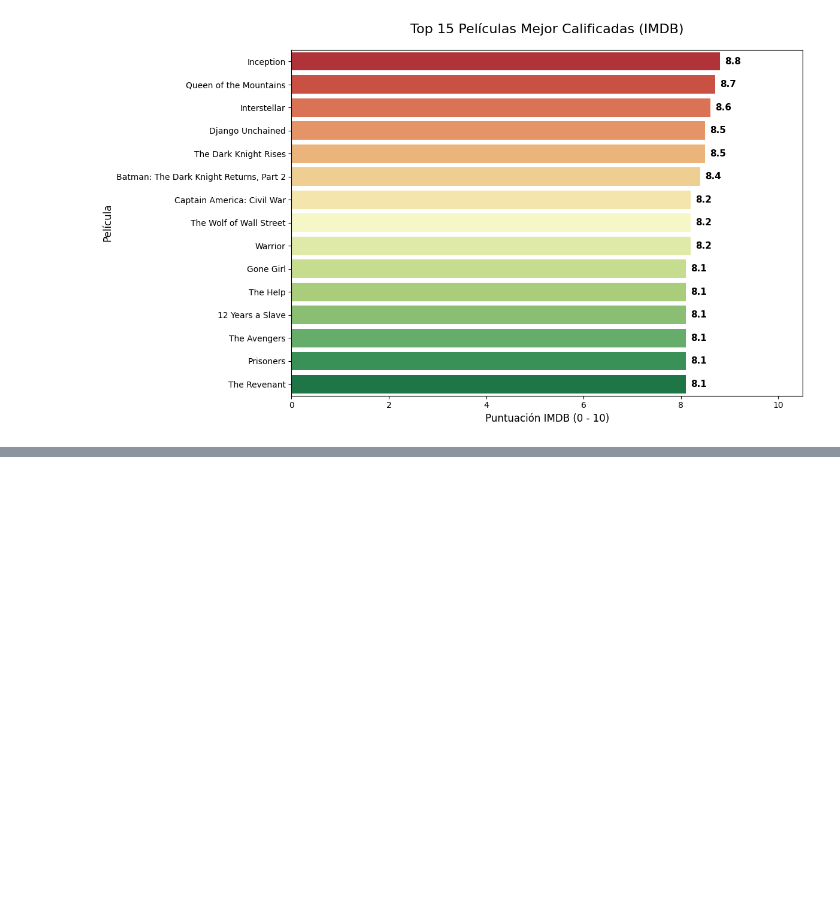
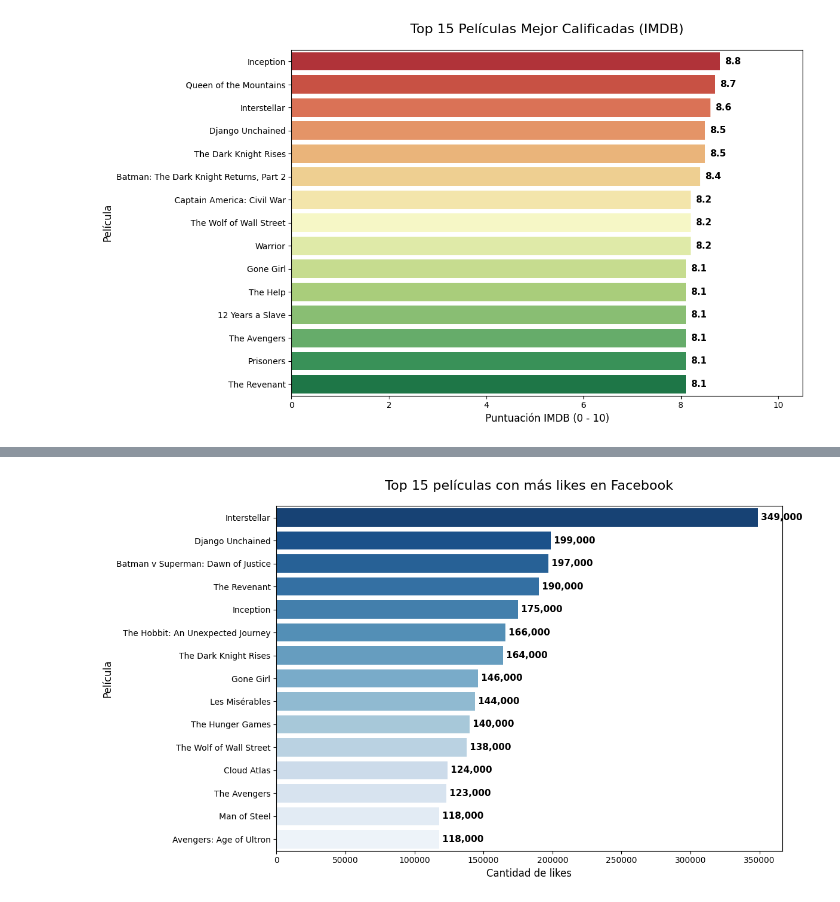
Before and after one commit to RodrigoJOsorio/Exploracion_de_datos_CDTDO, a Jupyter notebook: Ejercicio_IMBD.ipynb, the cells around one changed output, grey strips where cells are left out. Saved outputs shown, nothing was run; the diff lists cells and outputs as text; code cells hidden in the pictures; blank space fills up the shorter version.

Commit message:
Variable movie_facebook_likes

```diff
--- a/Ejercicio_IMBD.ipynb
+++ b/Ejercicio_IMBD.ipynb
@@ -314,0 +331,11 @@ plt.show()
+# %%
+# Aplicamos valor absoluto para valores enteros
+imdb2['movie_facebook_likes'] = imdb2['movie_facebook_likes'].abs()
+
+# Filtramos el DataFrame para quedarnos los que tienen más de 0 likes
+registros_antes = len(imdb2)
+imdb2 = imdb2[imdb2['movie_facebook_likes'] > 0]
+registros_despues = len(imdb2)
+
+print(f"Limpieza completada: Se descartaron {registros_antes - registros_despues} películas que tenían 0 likes.")
+display(imdb2[['movie_title', 'movie_facebook_likes']].head())
@@ -314,0 +350,23 @@ plt.show()
+# %%
+# Eliminamos películas duplicadas por título y sacamos el Top
+top_likes = imdb2[['movie_title', 'movie_facebook_likes']].drop_duplicates(subset='movie_title')
+top_likes = top_likes.sort_values(by='movie_facebook_likes', ascending=False).head(15)
+# %%
+# Creamos el gráfico para visualizar las películas con más likes en Facebook
+plt.figure(figsize=(12, 7))
+
+sns.barplot(x=top_likes['movie_facebook_likes'], y=top_likes['movie_title'],
+            hue=top_likes['movie_title'], palette='Blues_r', legend=False)
+
+plt.title('Top 15 películas con más likes en Facebook', fontsize=16, pad=20)
+plt.xlabel('Cantidad de likes', fontsize=12)
+plt.ylabel('Película', fontsize=12)
+
+# Usamos f"{int(value):,}" para que ponga comas separadoras de miles
+for index, value in enumerate(top_likes['movie_facebook_likes']):
+    plt.text(value, index, f" {int(value):,}", va='center', fontsize=11, fontweight='bold')
+
+plt.tight_layout()
+plt.show()
+# %% [output]
+[figure, added]
```
Also changed, not shown: parts of 5 cells of this notebook.
